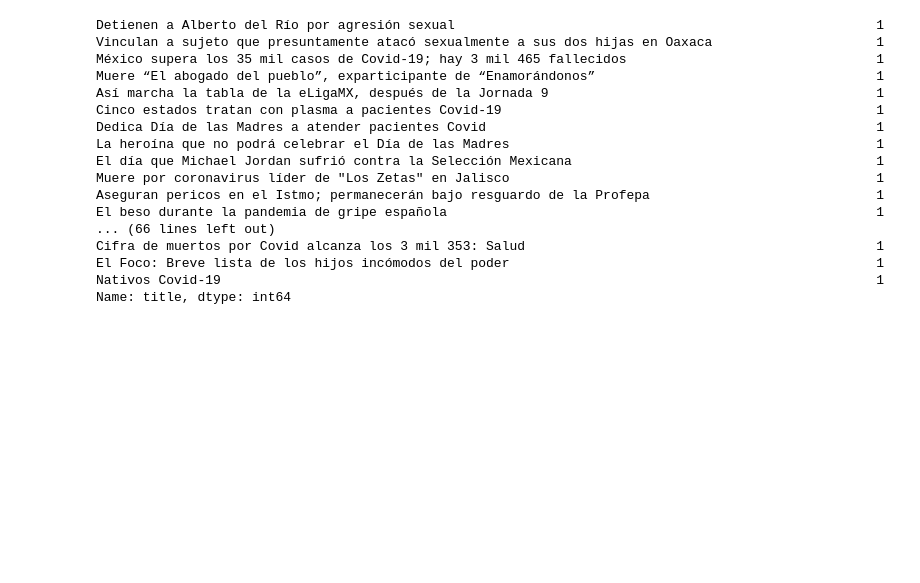
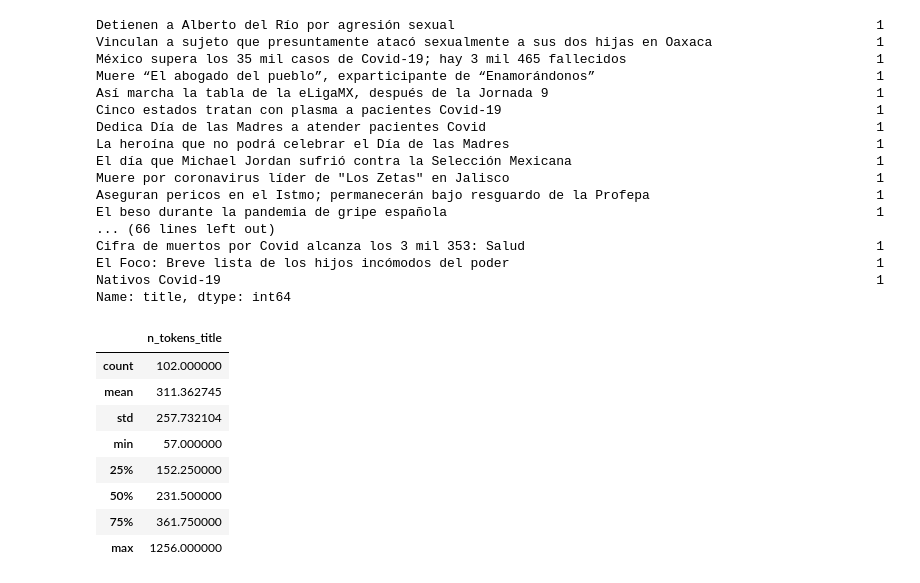
Before and after one commit to JesusNoelValMo/web_scrapper, a Jupyter notebook: Transformaciones.ipynb, the cells around one changed output. Drawn from its saved outputs; the diff is of its cells as text; code cells hidden in the pictures; blank space fills up the shorter version.

```diff
--- a/Transformaciones.ipynb
+++ b/Transformaciones.ipynb
@@ -224,0 +230,12 @@ el_sol.drop_duplicates(subset=['title'], keep='first', inplace=True)
+# %%
+clean_universal.describe()
+# %% [output]
+|  | n_tokens_title |
+| count | 102.000000 |
+| mean | 311.362745 |
+| std | 257.732104 |
+| min | 57.000000 |
+| 25% | 152.250000 |
+| 50% | 231.500000 |
+| 75% | 361.750000 |
+| max | 1256.000000 |
```
Also changed, not shown: parts of 7 cells of this notebook, 3 other files.
